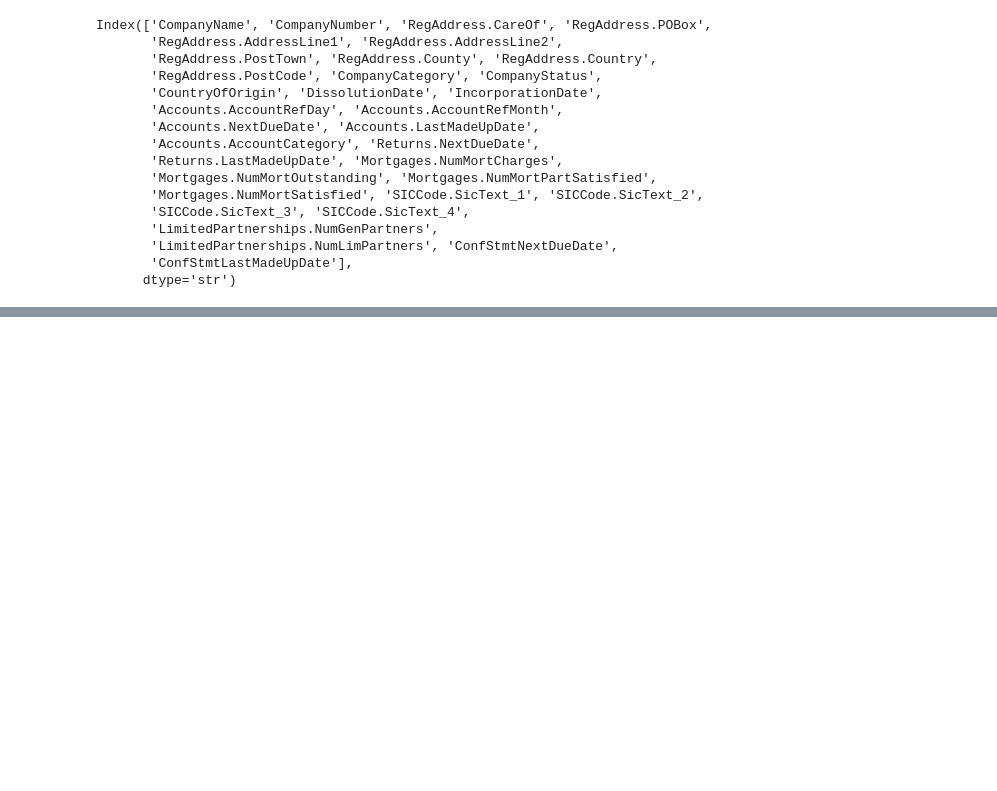
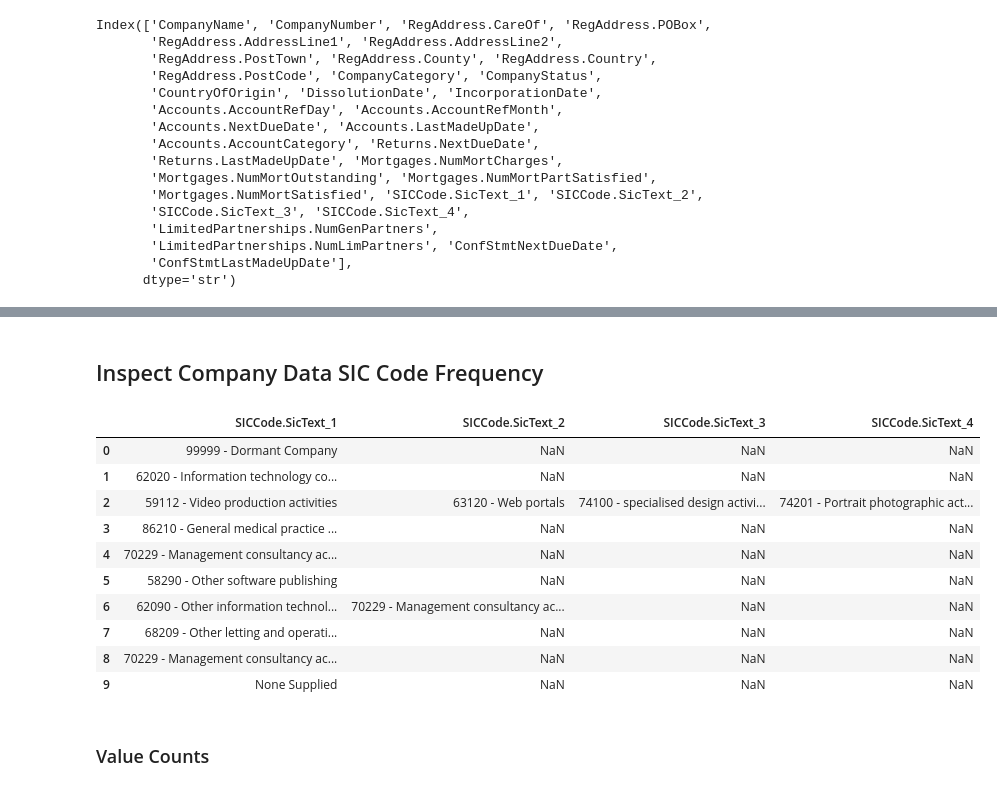
Before and after one commit to katherinestewart/companies-house-analytics, a Jupyter notebook: companies.ipynb, the cells around one changed output, grey strips where cells are left out. Saved outputs shown, nothing was run; the diff lists cells and outputs as text; code cells hidden in the pictures; blank space fills up the shorter version.

Commit message:
Initial data load and SIC code exploration

```diff
--- a/companies.ipynb
+++ b/companies.ipynb
@@ -159,0 +200,25 @@ Index(['CompanyName', 'CompanyNumber', 'RegAddress.CareOf', 'RegAddress.POBox',
+# %% [markdown]
+## Inspect Company Data SIC Code Frequency
+# %%
+df[
+    [
+        "SICCode.SicText_1",
+        "SICCode.SicText_2",
+        "SICCode.SicText_3",
+        "SICCode.SicText_4",
+    ]
+].head(10)
+# %% [output]
+|  | SICCode.SicText_1 | SICCode.SicText_2 | SICCode.SicText_3 | SICCode.SicText_4 |
+| 0 | 99999 - Dormant Company | NaN | NaN | NaN |
+| 1 | 62020 - Information technology co... | NaN | NaN | NaN |
+| 2 | 59112 - Video production activities | 63120 - Web portals | 74100 - specialised design activi... | 74201 - Portrait photographic act... |
+| 3 | 86210 - General medical practice ... | NaN | NaN | NaN |
+| 4 | 70229 - Management consultancy ac... | NaN | NaN | NaN |
+| 5 | 58290 - Other software publishing | NaN | NaN | NaN |
+| 6 | 62090 - Other information technol... | 70229 - Management consultancy ac... | NaN | NaN |
+| 7 | 68209 - Other letting and operati... | NaN | NaN | NaN |
+| 8 | 70229 - Management consultancy ac... | NaN | NaN | NaN |
+| 9 | None Supplied | NaN | NaN | NaN |
+# %% [markdown]
+### Value Counts
```
Also changed, not shown: parts of 23 cells of this notebook.
